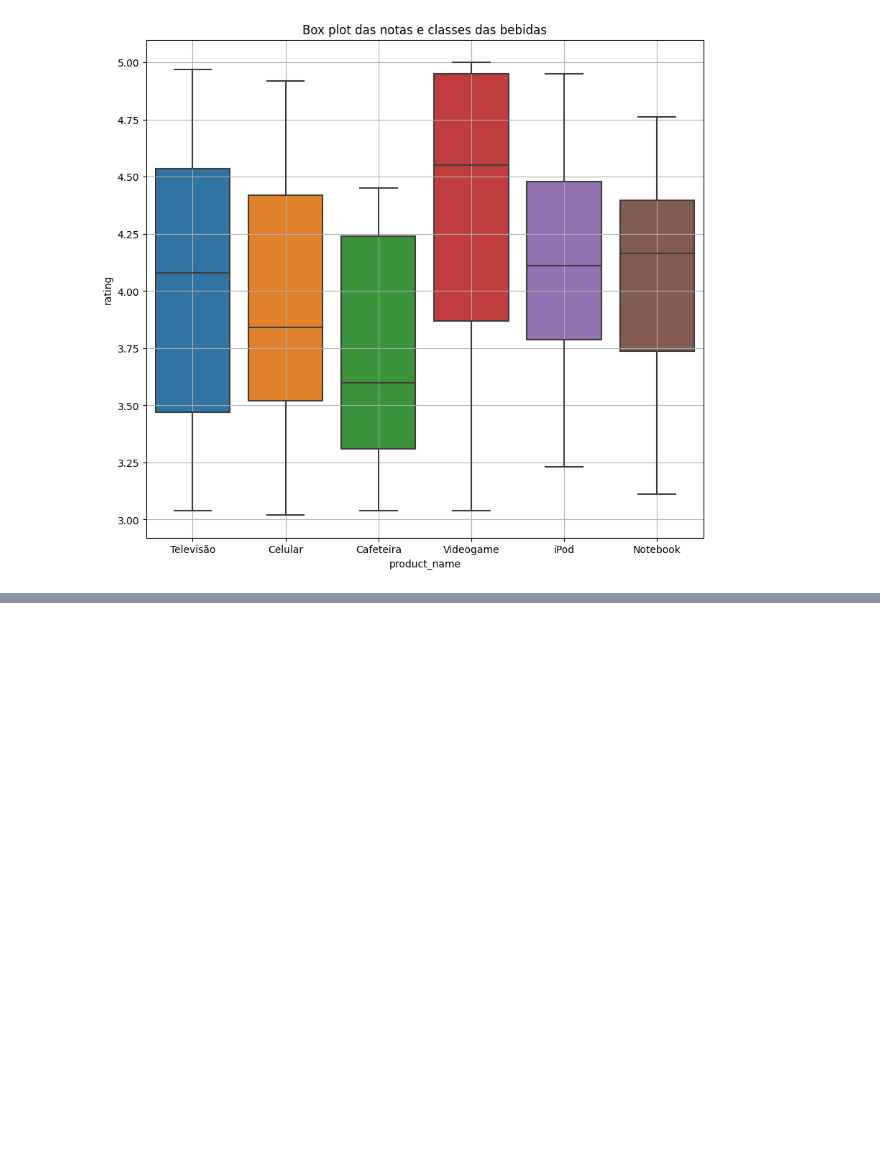
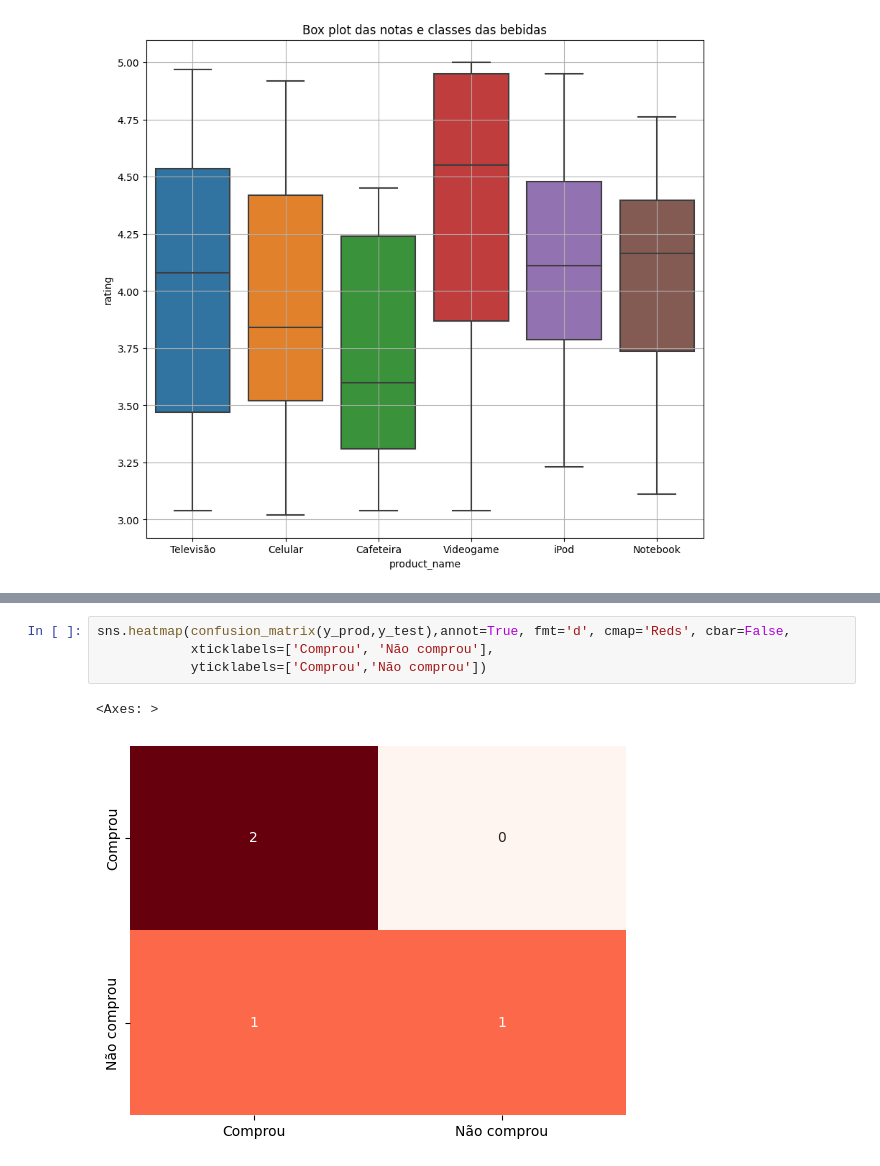
Before and after one commit to Jackvs720v/BigDataIA, a Jupyter notebook: formativa/analise.ipynb, the cells around one changed output, grey strips where cells are left out. Cells and saved outputs as stored; diff of their text form; blank space fills up the shorter version.

```diff
--- a/formativa/analise.ipynb
+++ b/formativa/analise.ipynb
@@ -165 +200,8 @@ See the caveats in the documentation: https://pandas.pydata.org/pandas-docs/stab
 ... (6 outputs left out)
+# %%
+sns.heatmap(confusion_matrix(y_prod,y_test),annot=True, fmt='d', cmap='Reds', cbar=False,
+            xticklabels=['Comprou', 'Não comprou'],
+            yticklabels=['Comprou','Não comprou'])
+# %% [output]
+<Axes: >
+[figure, added]
```
Also changed, not shown: parts of 12 cells of this notebook, 1 other file.
